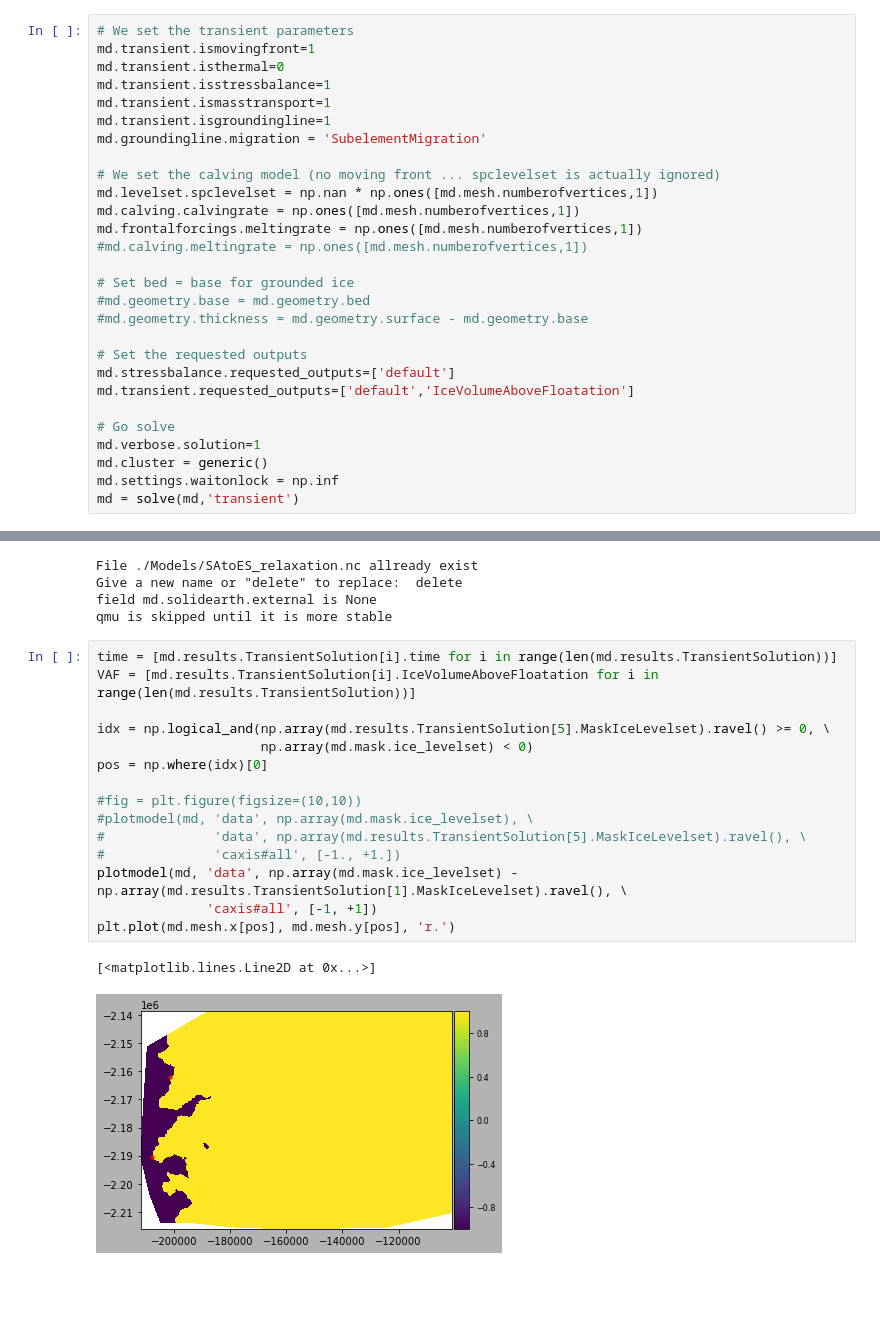
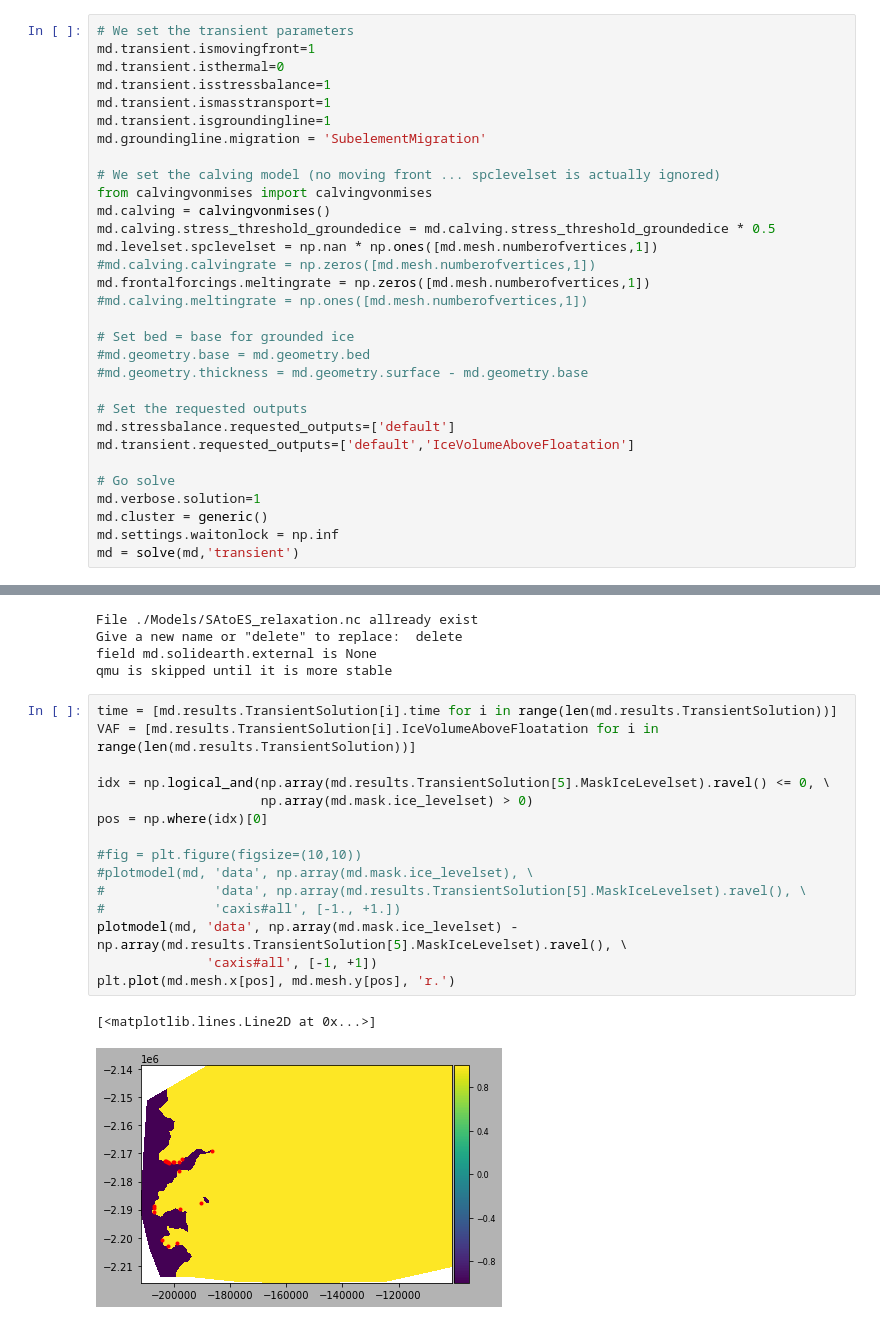
Before and after one commit to dfelikson/GrIS_Outlet_Glacier_Seasonal_dhdt, a Jupyter notebook: relaxation.ipynb, the cells around one changed output, grey strips where cells are left out. Saved outputs shown, nothing was run; the diff lists cells and outputs as text; blank space fills up the shorter version.

Commit message:
Von mises calving rate, reduced stress threshold for grounded ice

```diff
--- a/relaxation.ipynb
+++ b/relaxation.ipynb
@@ -63,9 +71,12 @@ md.transient.isgroundingline=1
 md.groundingline.migration = 'SubelementMigration'
 
 # We set the calving model (no moving front ... spclevelset is actually ignored)
+from calvingvonmises import calvingvonmises
+md.calving = calvingvonmises()
+md.calving.stress_threshold_groundedice = md.calving.stress_threshold_groundedice * 0.5
 md.levelset.spclevelset = np.nan * np.ones([md.mesh.numberofvertices,1])
-md.calving.calvingrate = np.ones([md.mesh.numberofvertices,1])
-md.frontalforcings.meltingrate = np.ones([md.mesh.numberofvertices,1])
+#md.calving.calvingrate = np.zeros([md.mesh.numberofvertices,1])
+md.frontalforcings.meltingrate = np.zeros([md.mesh.numberofvertices,1])
 #md.calving.meltingrate = np.ones([md.mesh.numberofvertices,1])
 
 # Set bed = base for grounded ice
@@ -115,18 +126,18 @@ qmu is skipped until it is more stable
 # %%
 time = [md.results.TransientSolution[i].time for i in range(len(md.results.TransientSolution))]
 VAF = [md.results.TransientSolution[i].IceVolumeAboveFloatation for i in range(len(md.results.TransientSolution))]
 
-idx = np.logical_and(np.array(md.results.TransientSolution[5].MaskIceLevelset).ravel() >= 0, \
-                     np.array(md.mask.ice_levelset) < 0)
+idx = np.logical_and(np.array(md.results.TransientSolution[5].MaskIceLevelset).ravel() <= 0, \
+                     np.array(md.mask.ice_levelset) > 0)
 pos = np.where(idx)[0]
 
 #fig = plt.figure(figsize=(10,10))
 #plotmodel(md, 'data', np.array(md.mask.ice_levelset), \
 #              'data', np.array(md.results.TransientSolution[5].MaskIceLevelset).ravel(), \
 #              'caxis#all', [-1., +1.])
-plotmodel(md, 'data', np.array(md.mask.ice_levelset) - np.array(md.results.TransientSolution[1].MaskIceLevelset).ravel(), \
+plotmodel(md, 'data', np.array(md.mask.ice_levelset) - np.array(md.results.TransientSolution[5].MaskIceLevelset).ravel(), \
               'caxis#all', [-1, +1])
 plt.plot(md.mesh.x[pos], md.mesh.y[pos], 'r.')
 # %% [output]
 [<matplotlib.lines.Line2D at 0x...>]
-[figure, old version]
+[figure, new version]
```
Also changed, not shown: parts of 5 cells of this notebook.
